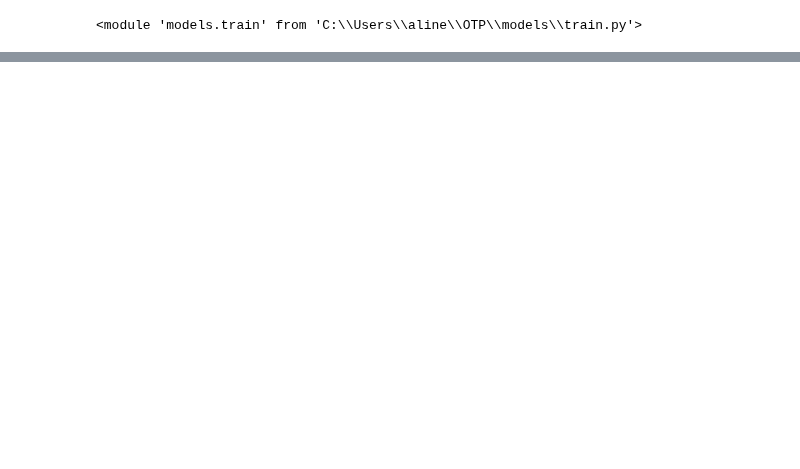
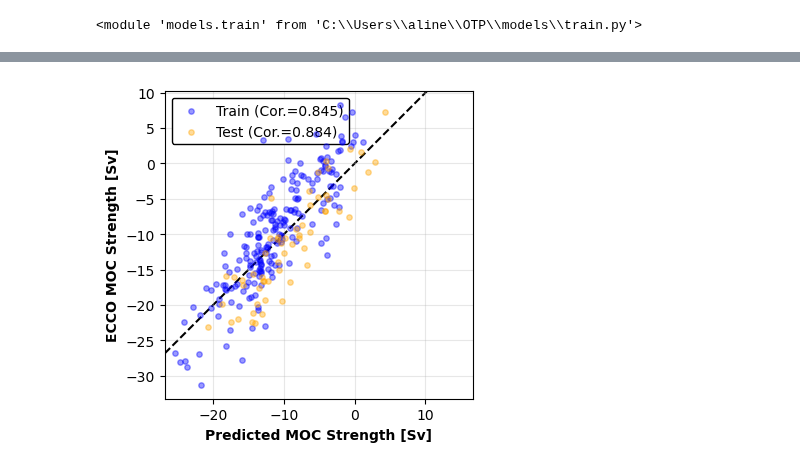
Before and after one commit to ai4er-cdt/OTP, a Jupyter notebook: notebooks/neural_networks.ipynb, the cells around one changed output, grey strips where cells are left out. Cells and saved outputs as stored; diff of their text form; code cells hidden in the pictures; blank space fills up the shorter version.

```diff
--- a/notebooks/neural_networks.ipynb
+++ b/notebooks/neural_networks.ipynb
@@ -261,0 +258,9 @@ FileNotFoundError: [Errno 2] No such file or directory: 'H:/.shortcut-targets-by
+# %%
+# Alternate view: looking at a scatterplot of predicted vs. actual
+y_pred_train = np.array(predictions['train_set_pred']).squeeze()
+y_pred_test = np.array(predictions['test_set_pred']).squeeze()
+
+fig, ax = pred_vs_actual(y_pred_train, y_pred_test, y_train, y_test)
+plt.show()
+# %% [output]
+[figure, added]
```
Also changed, not shown: parts of 28 cells of this notebook, 2 other files.
